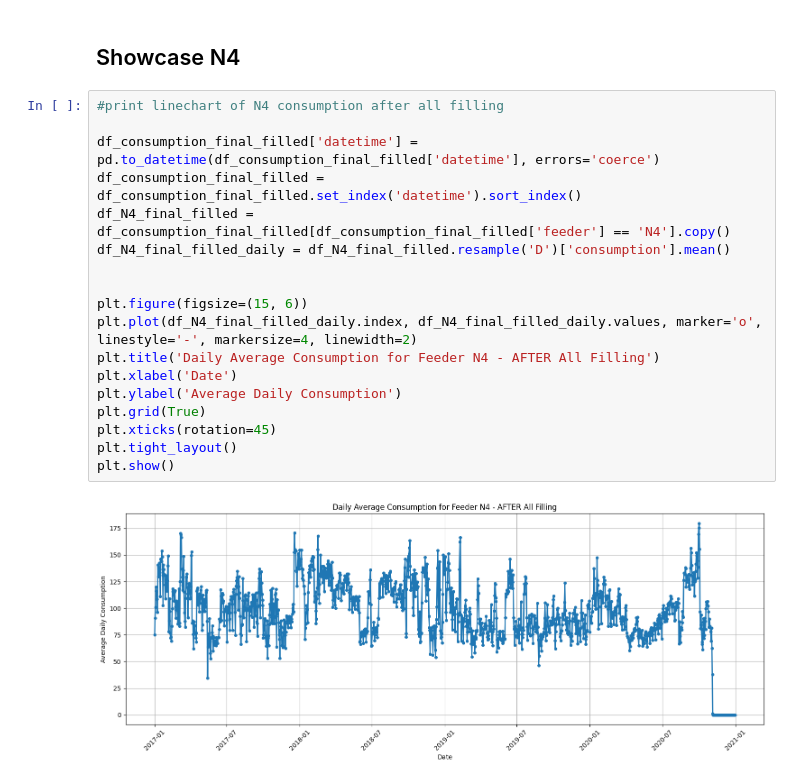
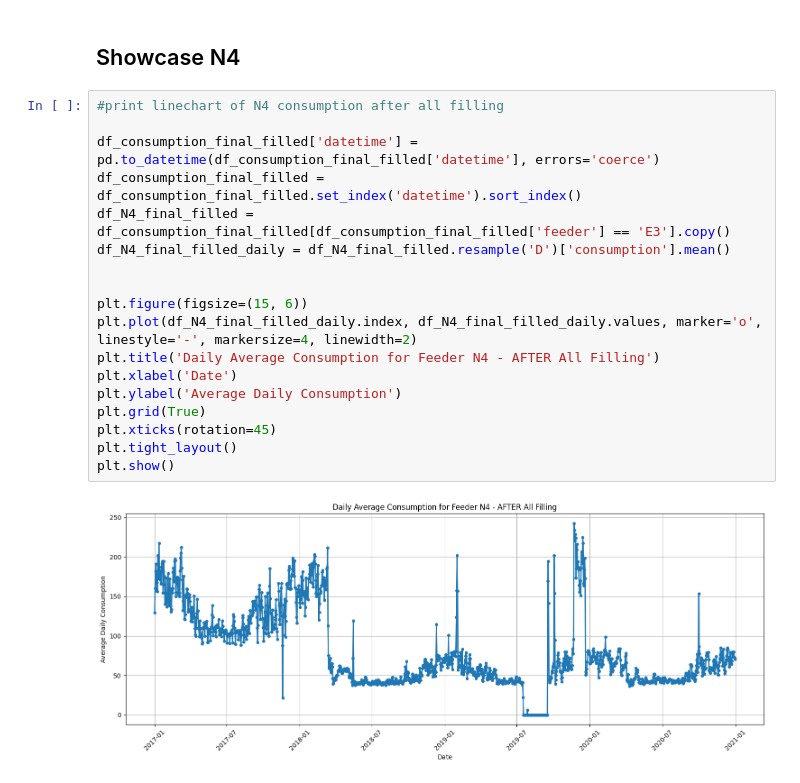
Before and after one commit to NicolaiBaklund/IT3212, a Jupyter notebook: notebooks/Paraguay/missing/missing_values.ipynb, the cells around one changed output. Drawn from its saved outputs; the diff is of its cells as text.

```diff
--- a/notebooks/Paraguay/missing/missing_values.ipynb
+++ b/notebooks/Paraguay/missing/missing_values.ipynb
@@ -533,20 +533,20 @@ K1: 100.0% available
 # %%
 #print linechart of N4 consumption after all filling
 
 df_consumption_final_filled['datetime'] = pd.to_datetime(df_consumption_final_filled['datetime'], errors='coerce')
 df_consumption_final_filled = df_consumption_final_filled.set_index('datetime').sort_index()
-df_N4_final_filled = df_consumption_final_filled[df_consumption_final_filled['feeder'] == 'N4'].copy()
+df_N4_final_filled = df_consumption_final_filled[df_consumption_final_filled['feeder'] == 'E3'].copy()
 df_N4_final_filled_daily = df_N4_final_filled.resample('D')['consumption'].mean()
 
 
 plt.figure(figsize=(15, 6))
 plt.plot(df_N4_final_filled_daily.index, df_N4_final_filled_daily.values, marker='o', linestyle='-', markersize=4, linewidth=2)
 plt.title('Daily Average Consumption for Feeder N4 - AFTER All Filling')
 plt.xlabel('Date')
 plt.ylabel('Average Daily Consumption')
 plt.grid(True)
 plt.xticks(rotation=45)
 plt.tight_layout()
 plt.show()
 # %% [output]
-[figure, old version]
+[figure, new version]
```
Also changed, not shown: parts of 5 cells of this notebook, 4 other files.
